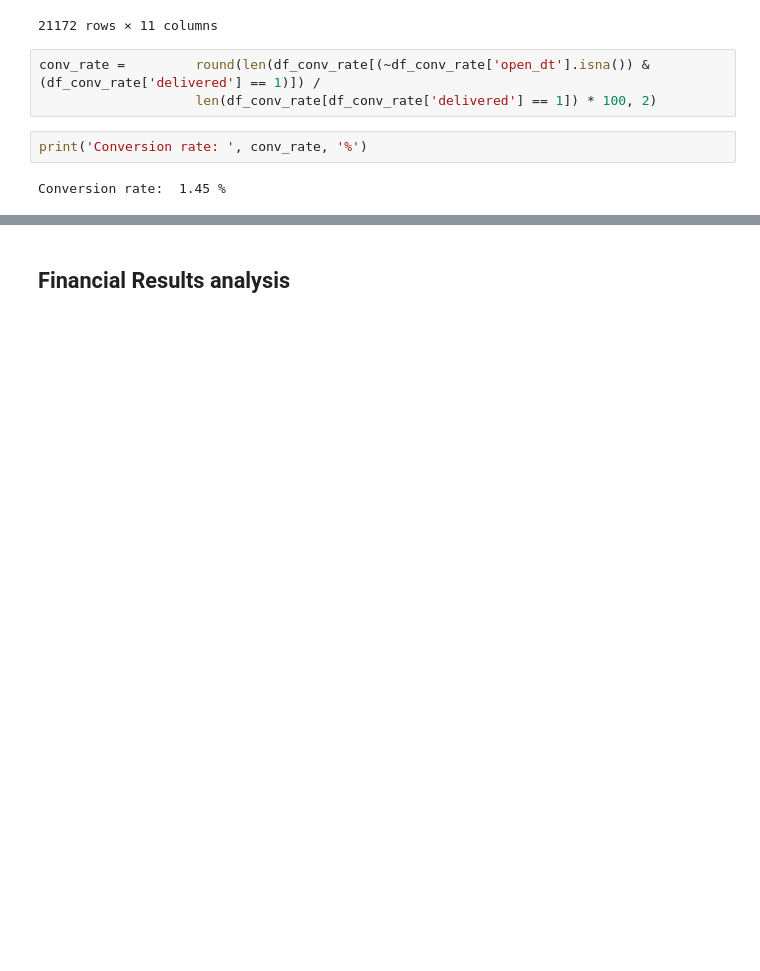
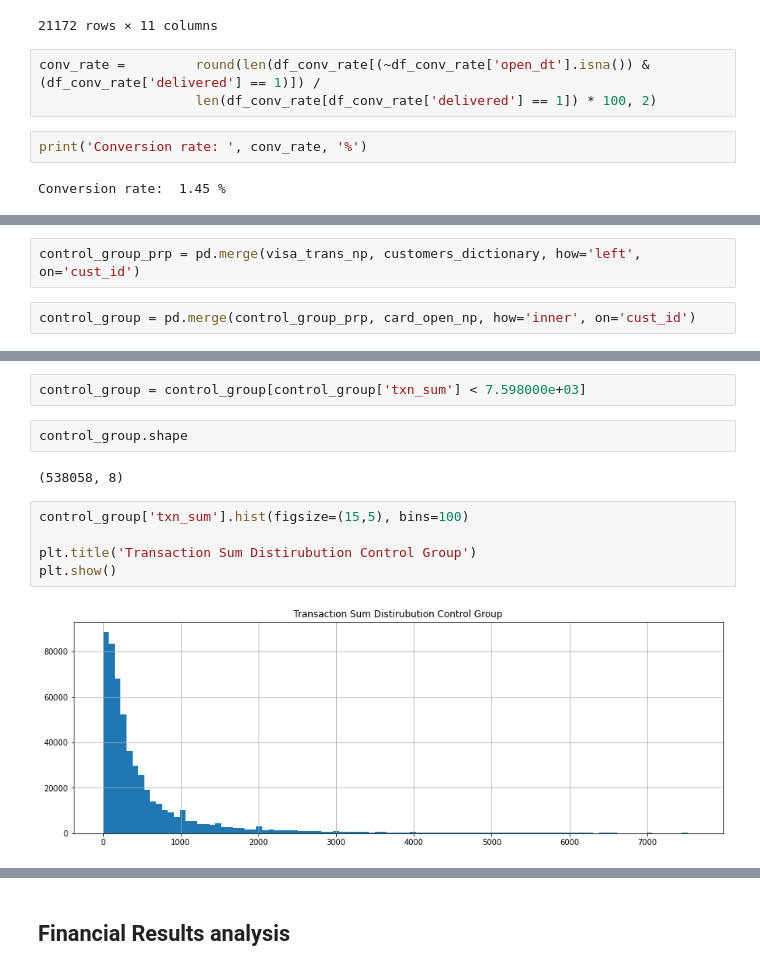
Before and after one commit to daniildzheparov999/digital_compaign_analysis, a Jupyter notebook: hw.ipynb, the cells around one changed output, grey strips where cells are left out. Cells and saved outputs as stored; diff of their text form; blank space fills up the shorter version.

```diff
--- a/hw.ipynb
+++ b/hw.ipynb
@@ -447,0 +594,4 @@ Conversion rate:  1.45 %
+# %%
+control_group_prp = pd.merge(visa_trans_np, customers_dictionary, how='left', on='cust_id')
+# %%
+control_group = pd.merge(control_group_prp, card_open_np, how='inner', on='cust_id')
@@ -447,0 +610,13 @@ Conversion rate:  1.45 %
+# %%
+control_group = control_group[control_group['txn_sum'] < 7.598000e+03]
+# %%
+control_group.shape
+# %% [output]
+(538058, 8)
+# %%
+control_group['txn_sum'].hist(figsize=(15,5), bins=100)
+
+plt.title('Transaction Sum Distirubution Control Group')
+plt.show()
+# %% [output]
+[figure, added]
```
Also changed, not shown: parts of 38 cells of this notebook.
